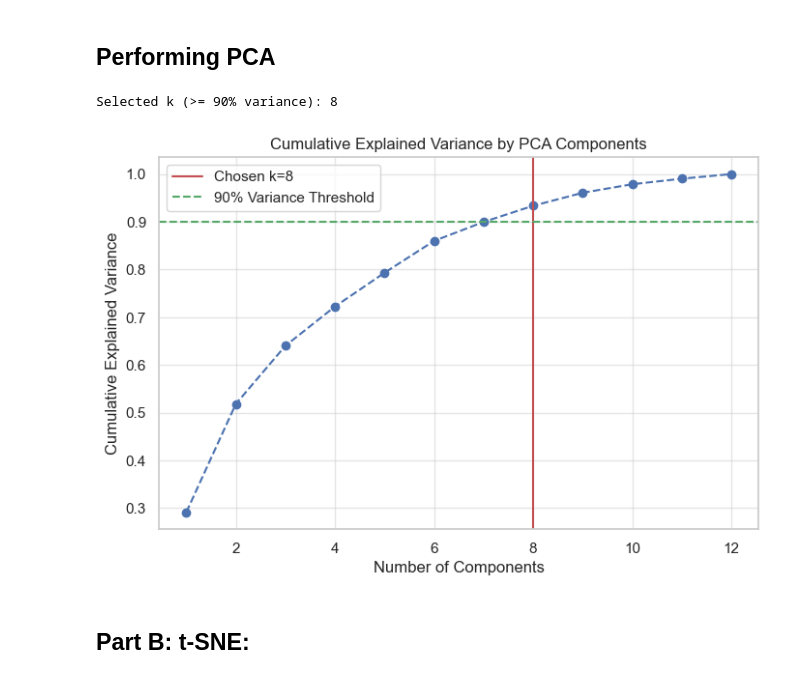
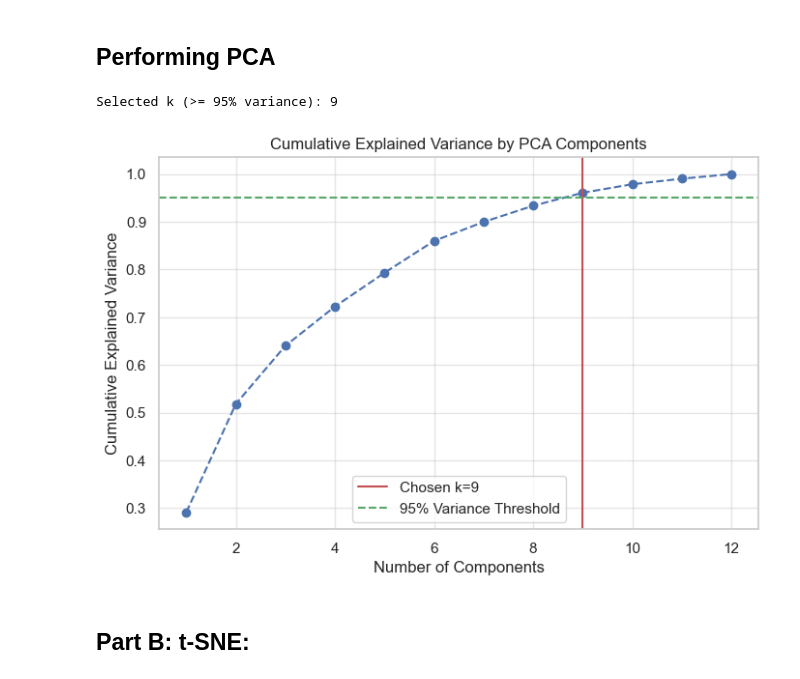
Before and after one commit to idobrenerm-gif/F1-Clustering-Project, a Jupyter notebook: finalproject - implementation.ipynb, the cells around one changed output. Drawn from its saved outputs; the diff is of its cells as text; code cells hidden in the pictures.

Commit message:
graphs and more

```diff
--- a/finalproject - implementation.ipynb
+++ b/finalproject - implementation.ipynb
@@ -833,39 +834,39 @@ def perform_per_corner_scaling():
 df = pd.read_csv('data/processed_data/Qualifying_scaled_for_clustering.csv')
 
 # Drop non-numeric columns before applying PCA
 identifiers = ['track', 'global_corner_id', 'driver_number']
 df_features = df.drop(columns=identifiers)
 
 # 12.1: Apply PCA to the numeric dataset
 pca = PCA()
 pca.fit(df_features)
 
 # Calculate cumulative explained variance
 cumulative_variance = np.cumsum(pca.explained_variance_ratio_)
 
-# 12.3: Select a reasonable number of components (k) explaining at least 90% variance
-k = np.argmax(cumulative_variance >= 0.90) + 1
-print(f"Selected k (>= 90% variance): {k}")
+# 12.3: Select a reasonable number of components (k) explaining at least 95% variance
+k = np.argmax(cumulative_variance >= 0.95) + 1
+print(f"Selected k (>= 95% variance): {k}")
 
 # 12.2: Plot the cumulative explained variance
 plt.figure(figsize=(8, 5))
 plt.plot(range(1, len(cumulative_variance) + 1), cumulative_variance, marker='o', linestyle='--')
 plt.axvline(x=k, color='r', linestyle='-', label=f'Chosen k={k}')
-plt.axhline(y=0.90, color='g', linestyle='--', label='90% Variance Threshold')
+plt.axhline(y=0.95, color='g', linestyle='--', label='95% Variance Threshold')
 
 plt.title('Cumulative Explained Variance by PCA Components')
 plt.xlabel('Number of Components')
 plt.ylabel('Cumulative Explained Variance')
 plt.grid(True, alpha=0.5)
 plt.legend()
 plt.show()
 
 # Apply final PCA with the selected k
 pca_final = PCA(n_components=k)
 df_pca = pca_final.fit_transform(df_features)
 # %% [output]
-Selected k (>= 90% variance): 8
+Selected k (>= 95% variance): 9
-[figure, old version]
+[figure, new version]
 # %% [markdown]
 ## Part B: t-SNE:
 # %%
```
Also changed, not shown: parts of 3 cells of this notebook, 11 other files.
